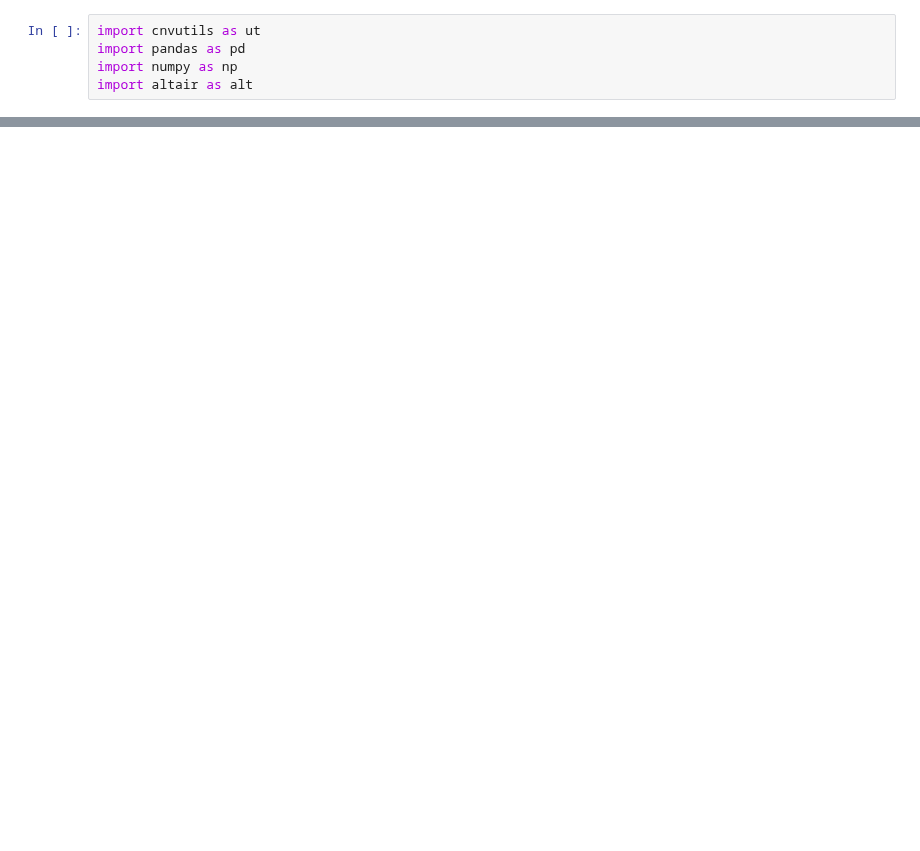
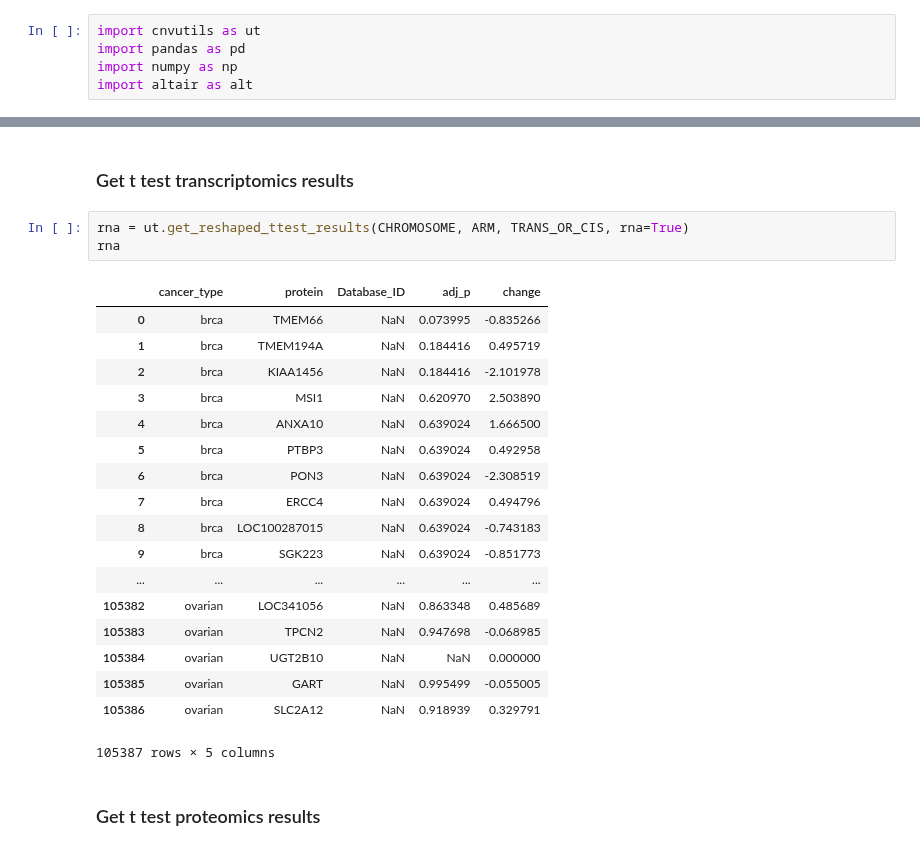
Before and after one commit to PayneLab/pancancerCNV, a Jupyter notebook: chromosome_8_scaled/17_trans_effect_heatmap_8p.ipynb, the cells around one changed output, grey strips where cells are left out. Cells and saved outputs as stored; diff of their text form; blank space fills up the shorter version.

Commit message:
Finish RNA ttests

```diff
--- a/chromosome_8_scaled/17_trans_effect_heatmap_8p.ipynb
+++ b/chromosome_8_scaled/17_trans_effect_heatmap_8p.ipynb
@@ -15 +30,27 @@ import altair as alt
+# %% [markdown]
+### Get t test transcriptomics results
+# %%
+rna = ut.get_reshaped_ttest_results(CHROMOSOME, ARM, TRANS_OR_CIS, rna=True)
+rna
+# %% [output]
+|  | cancer_type | protein | Database_ID | adj_p | change |
+| 0 | brca | TMEM66 | NaN | 0.073995 | -0.835266 |
+| 1 | brca | TMEM194A | NaN | 0.184416 | 0.495719 |
+| 2 | brca | KIAA1456 | NaN | 0.184416 | -2.101978 |
+| 3 | brca | MSI1 | NaN | 0.620970 | 2.503890 |
+| 4 | brca | ANXA10 | NaN | 0.639024 | 1.666500 |
+| 5 | brca | PTBP3 | NaN | 0.639024 | 0.492958 |
+| 6 | brca | PON3 | NaN | 0.639024 | -2.308519 |
+| 7 | brca | ERCC4 | NaN | 0.639024 | 0.494796 |
+| 8 | brca | LOC100287015 | NaN | 0.639024 | -0.743183 |
+| 9 | brca | SGK223 | NaN | 0.639024 | -0.851773 |
+| ... | ... | ... | ... | ... | ... |
+| 105382 | ovarian | LOC341056 | NaN | 0.863348 | 0.485689 |
+| 105383 | ovarian | TPCN2 | NaN | 0.947698 | -0.068985 |
+| 105384 | ovarian | UGT2B10 | NaN | NaN | 0.000000 |
+| 105385 | ovarian | GART | NaN | 0.995499 | -0.055005 |
+| 105386 | ovarian | SLC2A12 | NaN | 0.918939 | 0.329791 |
+105387 rows × 5 columns
+# %% [markdown]
+### Get t test proteomics results
 # %%
```
Also changed, not shown: parts of 4 cells of this notebook, 6 other files.
